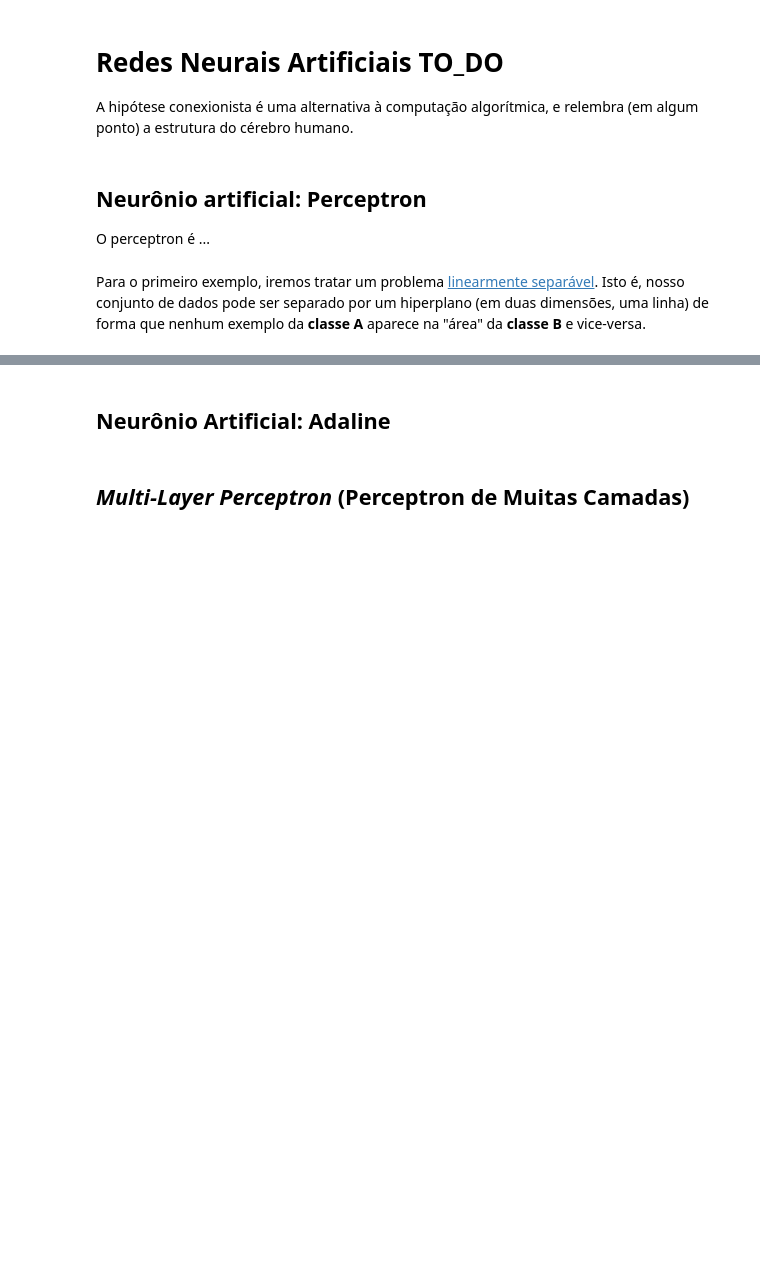
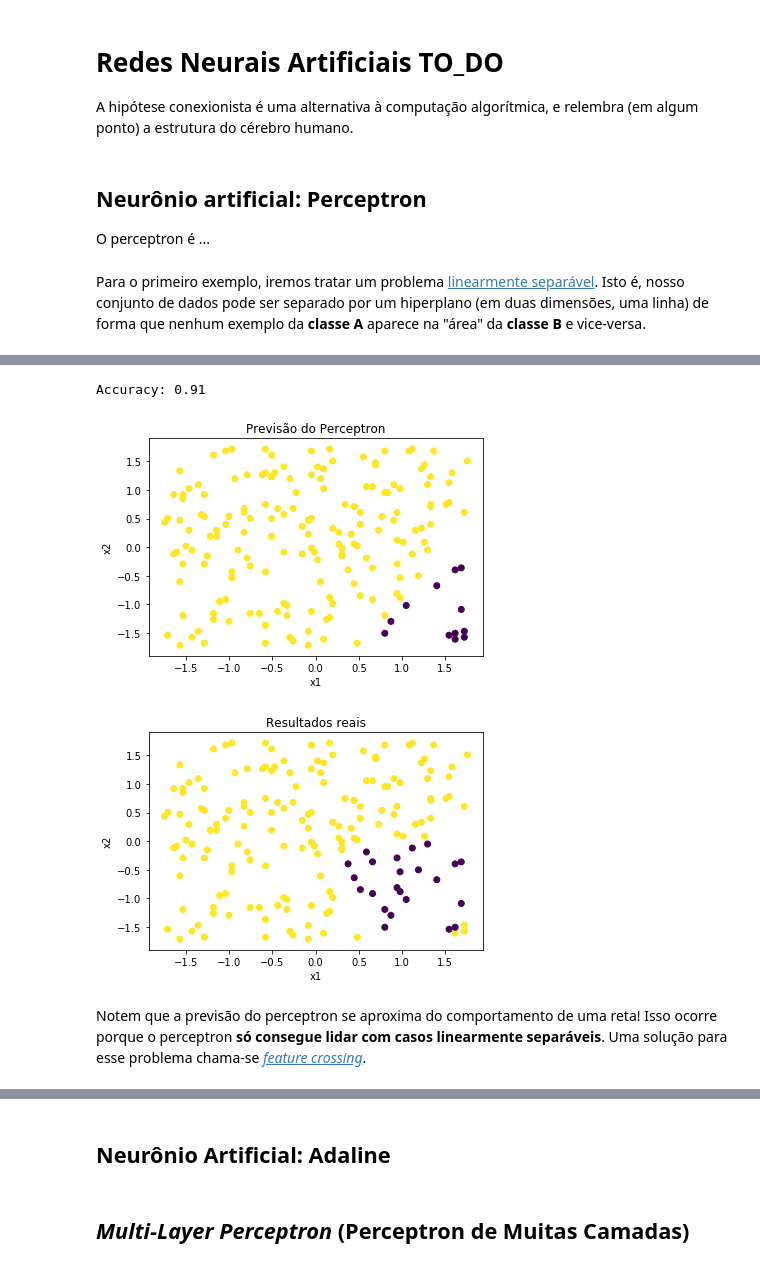
Before and after one commit to mtxslv/StudyingMachineLearning, a Jupyter notebook: ConceitosMLP.ipynb, the cells around one changed output, grey strips where cells are left out. Cells and saved outputs as stored; diff of their text form; code cells hidden in the pictures; blank space fills up the shorter version.

```diff
--- a/ConceitosMLP.ipynb
+++ b/ConceitosMLP.ipynb
@@ -139,0 +194,3 @@ Accuracy: 0.98
+# %%
+# Split the data into 70% training data and 30% test data
+X_train_2, X_test_2, y_train_2, y_test_2 = train_test_split(X_std, y_2, test_size=0.3)
@@ -139,0 +208,32 @@ Accuracy: 0.98
+# %%
+# Vamos tentar prever os valores relativos a X_test
+y_pred_2 = ptron_2.predict(X_test_2)
+# %%
+#Let's see what just happened...
+
+
+#Numericamente...
+# View the accuracy of the model, which is: 1 - (observations predicted wrong / total observations)
+print('Accuracy: %.2f' % accuracy_score(y_test_2, y_pred_2))
+# Confusion matrix... TODO
+
+# Graficamente...
+plt.figure(1)
+plt.title('Previsão do Perceptron')
+plt.xlabel('x1')
+plt.ylabel('x2')
+plt.scatter(X_test_2[:,0],X_test_2[:,1],c = y_pred_2)
+
+plt.figure(2)
+plt.title('Resultados reais')
+plt.xlabel('x1')
+plt.ylabel('x2')
+plt.scatter(X_test_2[:,0],X_test_2[:,1],c = y_test_2)
+
+plt.show()
+# %% [output]
+Accuracy: 0.91
+[figure, added]
+[figure, added]
+# %% [markdown]
+Notem que a previsão do perceptron se aproxima do comportamento de uma reta! Isso ocorre porque o perceptron **só consegue lidar com casos linearmente separáveis**. Uma solução para esse problema chama-se [*feature crossing*](https://developers.google.com/machine-learning/crash-course/feature-crosses/video-lecture).
```
Also changed, not shown: parts of 19 cells of this notebook.
